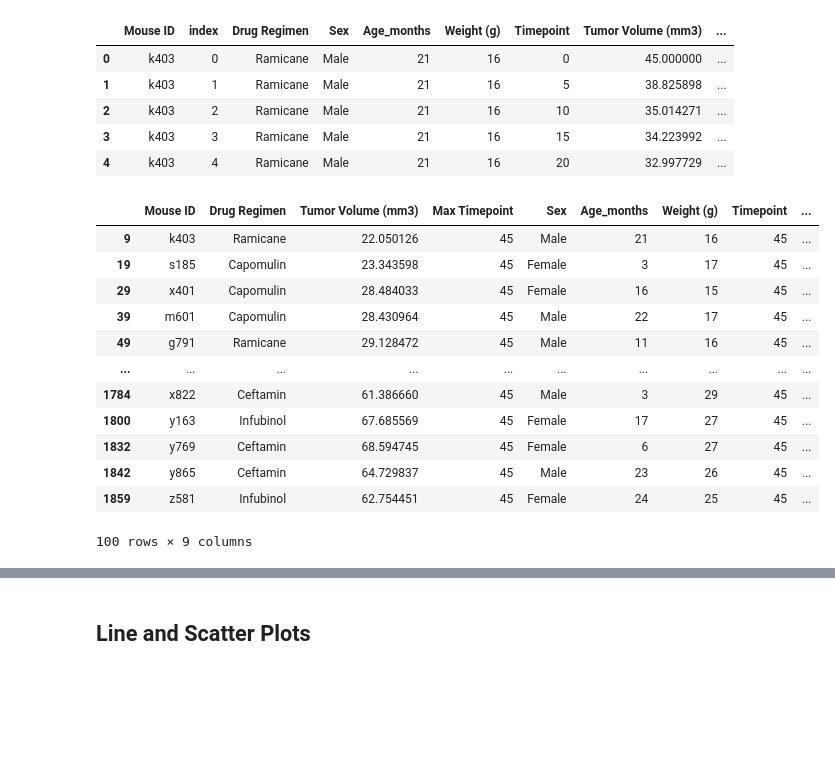
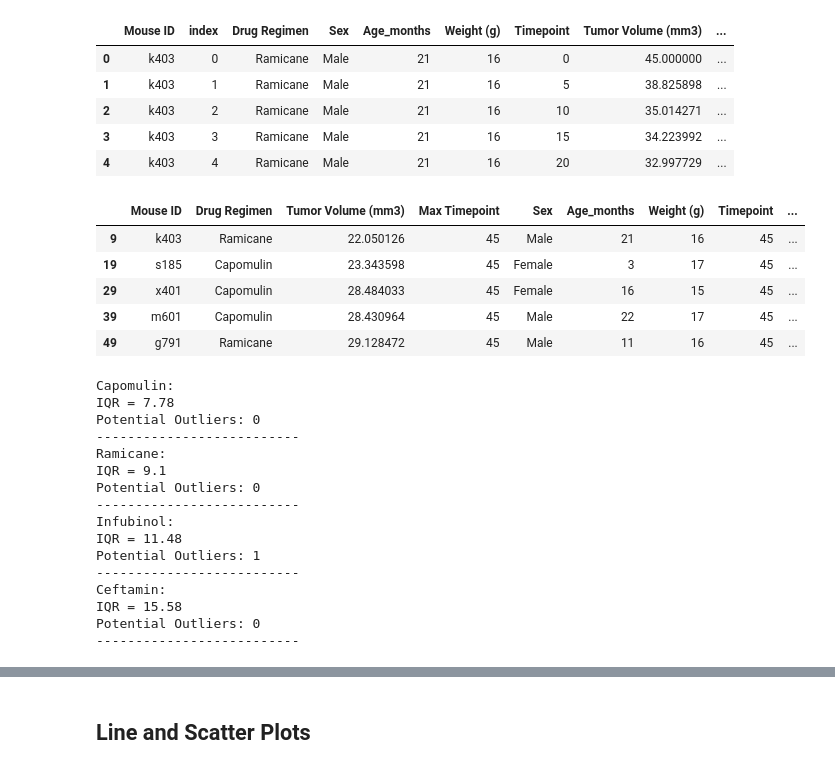
Before and after one commit to manny-p/matplotlib-challenge, a Jupyter notebook: Pymaceuticals/pymaceuticals_starter.ipynb, the cells around one changed output, grey strips where cells are left out. Saved outputs shown, nothing was run; the diff lists cells and outputs as text; code cells hidden in the pictures; blank space fills up the shorter version.

Commit message:
calc IQR, add box plot for tumor volume

```diff
--- a/Pymaceuticals/pymaceuticals_starter.ipynb
+++ b/Pymaceuticals/pymaceuticals_starter.ipynb
@@ -308,7 +308,7 @@ Text(0.5, 1.0, 'Female vs. Male Mice')
 # Calculate the final tumor volume of each mouse across four of the treatment regimens:
 # Capomulin, Ramicane, Infubinol, and Ceftamin
 
-list_treatment_regimens = ['Capomulin', 'Ramicane', 'Infubinol', 'Ceftamin']
+list_treatments = ['Capomulin', 'Ramicane', 'Infubinol', 'Ceftamin']
 
 # Start by getting the last (greatest) timepoint for each mouse
 df_max_timepoint = pd.DataFrame(df_clean.groupby('Mouse ID')['Timepoint'].max().sort_values().reset_index().rename(columns={'Timepoint':'Max Timepoint'}))
@@ -350,60 +350,85 @@ df_output = df_drop_index
 
 tumor_timepoint = df_output.loc[df_output['Timepoint'] == df_output['Max Timepoint']]
 
-df_results = tumor_timepoint[tumor_timepoint['Drug Regimen'].isin(list_treatment_regimens)]
+df_results = tumor_timepoint[tumor_timepoint['Drug Regimen'].isin(list_treatments)]
 
 # df_results.head()
 
 def move_column(df, cols_to_move=[], ref_col='', place='After'):
 
     cols = df.columns.tolist()
     if place == 'After':
         seg1 = cols[:list(cols).index(ref_col) + 1]
         seg2 = cols_to_move
     if place == 'Before':
         seg1 = cols[:list(cols).index(ref_col)]
         seg2 = cols_to_move + [ref_col]
 
     seg1 = [i for i in seg1 if i not in seg2]
     seg3 = [i for i in cols if i not in seg1 + seg2]
 
     return(df[seg1 + seg2 + seg3])
 
 df_results = move_column(df_results,
                  cols_to_move=[t_v, 'Max Timepoint'],
                  ref_col='Drug Regimen',
                  place='After')
-df_results
+df_results.head()
 # %% [output]
 |  | Mouse ID | Drug Regimen | Tumor Volume (mm3) | Max Timepoint | Sex | Age_months | Weight (g) | Timepoint | ... |
 | 9 | k403 | Ramicane | 22.050126 | 45 | Male | 21 | 16 | 45 | ... |
 | 19 | s185 | Capomulin | 23.343598 | 45 | Female | 3 | 17 | 45 | ... |
 | 29 | x401 | Capomulin | 28.484033 | 45 | Female | 16 | 15 | 45 | ... |
 | 39 | m601 | Capomulin | 28.430964 | 45 | Male | 22 | 17 | 45 | ... |
 | 49 | g791 | Ramicane | 29.128472 | 45 | Male | 11 | 16 | 45 | ... |
-| ... | ... | ... | ... | ... | ... | ... | ... | ... | ... |
-| 1784 | x822 | Ceftamin | 61.386660 | 45 | Male | 3 | 29 | 45 | ... |
-| 1800 | y163 | Infubinol | 67.685569 | 45 | Female | 17 | 27 | 45 | ... |
-| 1832 | y769 | Ceftamin | 68.594745 | 45 | Female | 6 | 27 | 45 | ... |
-| 1842 | y865 | Ceftamin | 64.729837 | 45 | Male | 23 | 26 | 45 | ... |
-| 1859 | z581 | Infubinol | 62.754451 | 45 | Female | 24 | 25 | 45 | ... |
-100 rows × 9 columns
 # %%
 # Put treatments into a list for for loop (and later for plot labels)
 
+list_drug_treatments = ['Capomulin', 'Ramicane', 'Infubinol', 'Ceftamin']
 
 # Create empty list to fill with tumor vol data (for plotting)
 
+list_tumor_vol = []
 
 # Calculate the IQR and quantitatively determine if there are any potential outliers.
 
+# Locate the rows which contain mice on each drug and get the tumor volumes
+for drug in list_drug_treatments:
+    tumor = df_results['Tumor Volume (mm3)'].loc[(df_results['Drug Regimen'] == drug) &
+                                                (df_results['Max Timepoint'] == df_results['Timepoint'])]
+    list_tumor_vol.append(tumor)
 
-    # Locate the rows which contain mice on each drug and get the tumor volumes
+# add subset
+# Determine outliers using upper and lower bounds
 
+def outliers(x):
+    lower_bound = (x.quantile(0.25) - (1.5*(x.quantile(0.75) - x.quantile(0.25))))
+    upper_bound = (x.quantile(0.75) + (1.5*(x.quantile(0.75) - x.quantile(0.25))))
+    potential_outliers = [tumor for tumor in x if tumor < lower_bound or tumor > upper_bound]
+    print(f'IQR = {round(x.quantile(0.75) - x.quantile(0.25),2)}')
+    print(f'Potential Outliers: {len(potential_outliers)}')
+    print('--------------------------')
+    return
 
-    # add subset
-
-
-    # Determine outliers using upper and lower bounds
+for i in range(0,4):
+    print(f'{list_drug_treatments[i]}:')
+    outliers(list_tumor_vol[i])
+# %% [output]
+Capomulin:
+IQR = 7.78
+Potential Outliers: 0
+--------------------------
+Ramicane:
+IQR = 9.1
+Potential Outliers: 0
+--------------------------
+Infubinol:
+IQR = 11.48
+Potential Outliers: 1
+--------------------------
+Ceftamin:
+IQR = 15.58
+Potential Outliers: 0
+--------------------------
 # %%
 # Generate a box plot of the final tumor volume of each mouse across four regimens of interest
```
Also changed, not shown: parts of 1 cell of this notebook.
